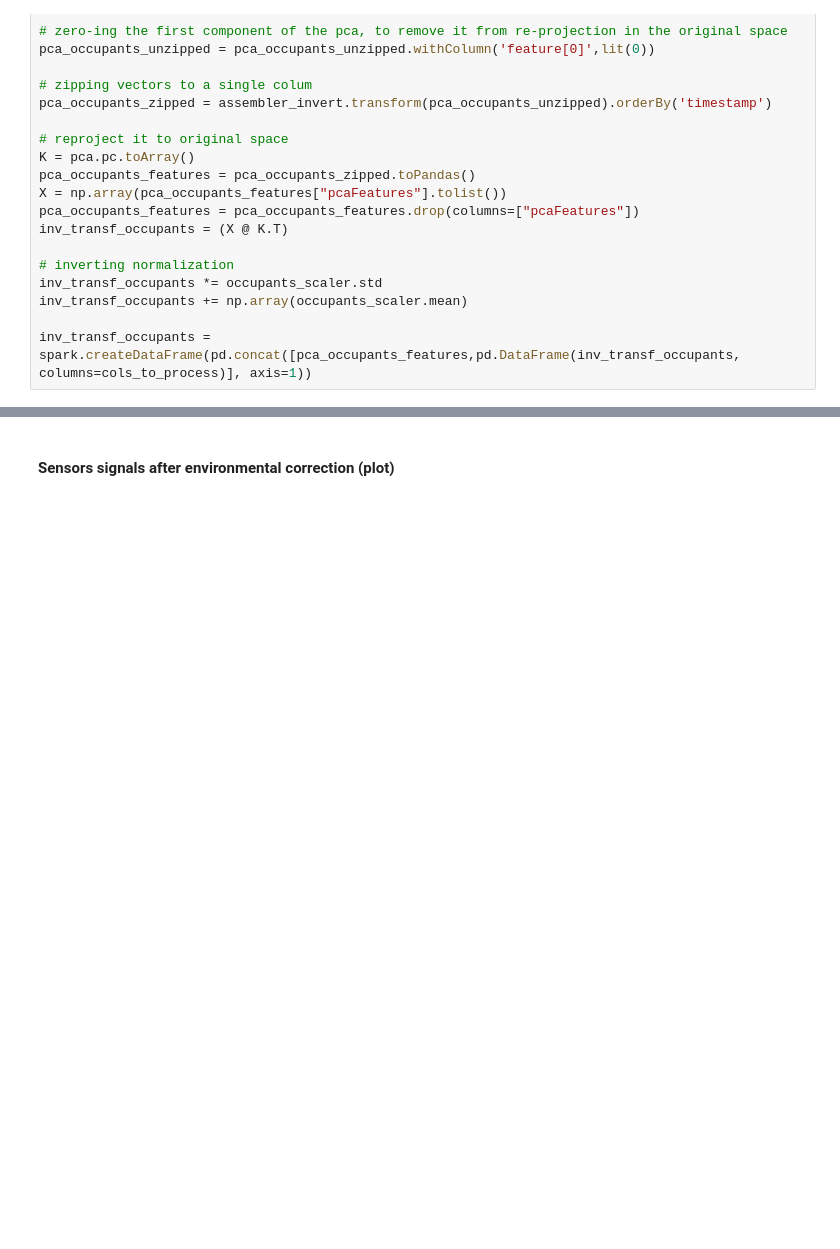
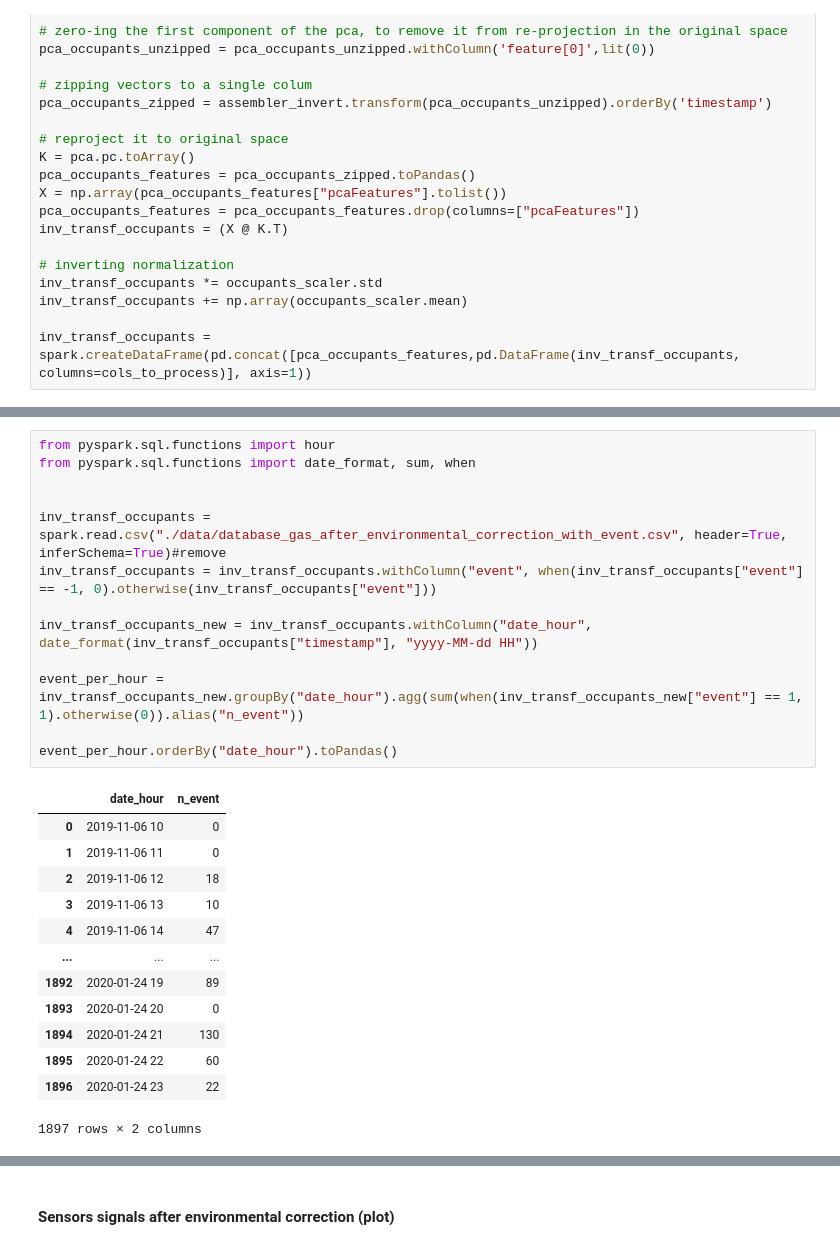
Before and after one commit to eskinderit/single-elders-home-monitoring, a Jupyter notebook: single-elders-home-monitoring/single-elders-monitoring-PCAfiltering.ipynb, the cells around one changed output, grey strips where cells are left out. Saved outputs shown, nothing was run; the diff lists cells and outputs as text; blank space fills up the shorter version.

```diff
--- a/single-elders-home-monitoring/single-elders-monitoring-PCAfiltering.ipynb
+++ b/single-elders-home-monitoring/single-elders-monitoring-PCAfiltering.ipynb
@@ -463,0 +542,27 @@ inv_transf_occupants_visual.to_csv("./data/database_gas_after_environmental_corr
+# %%
+from pyspark.sql.functions import hour
+from pyspark.sql.functions import date_format, sum, when
+
+
+inv_transf_occupants = spark.read.csv("./data/database_gas_after_environmental_correction_with_event.csv", header=True, inferSchema=True)#remove
+inv_transf_occupants = inv_transf_occupants.withColumn("event", when(inv_transf_occupants["event"] == -1, 0).otherwise(inv_transf_occupants["event"]))
+
+inv_transf_occupants_new = inv_transf_occupants.withColumn("date_hour", date_format(inv_transf_occupants["timestamp"], "yyyy-MM-dd HH"))
+
+event_per_hour = inv_transf_occupants_new.groupBy("date_hour").agg(sum(when(inv_transf_occupants_new["event"] == 1, 1).otherwise(0)).alias("n_event"))
+
+event_per_hour.orderBy("date_hour").toPandas()
+# %% [output]
+|  | date_hour | n_event |
+| 0 | 2019-11-06 10 | 0 |
+| 1 | 2019-11-06 11 | 0 |
+| 2 | 2019-11-06 12 | 18 |
+| 3 | 2019-11-06 13 | 10 |
+| 4 | 2019-11-06 14 | 47 |
+| ... | ... | ... |
+| 1892 | 2020-01-24 19 | 89 |
+| 1893 | 2020-01-24 20 | 0 |
+| 1894 | 2020-01-24 21 | 130 |
+| 1895 | 2020-01-24 22 | 60 |
+| 1896 | 2020-01-24 23 | 22 |
+1897 rows × 2 columns
```
Also changed, not shown: parts of 20 cells of this notebook.
